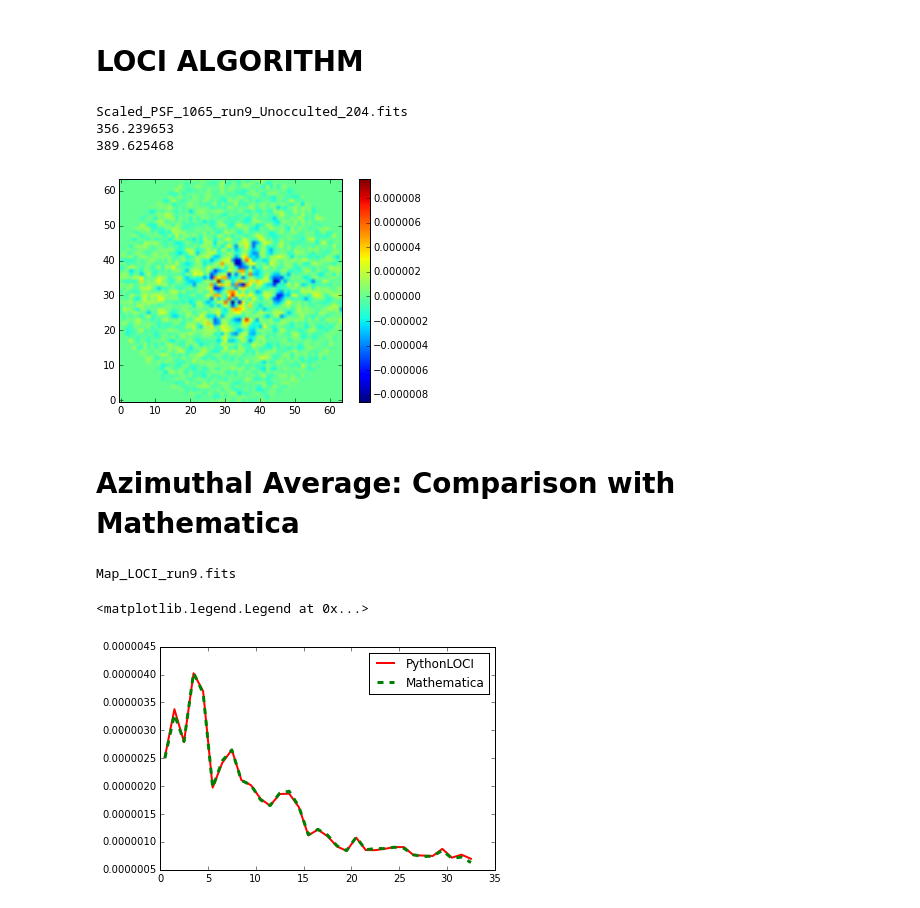
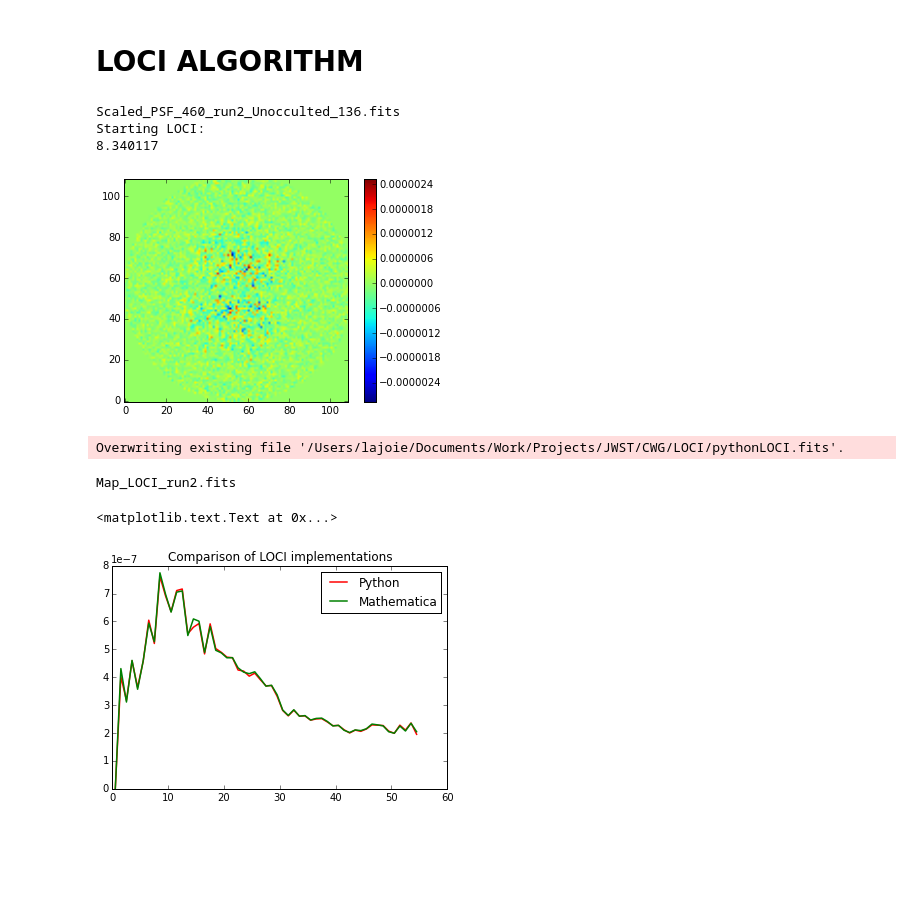
Before and after one commit to Skyhawk172/PythonLOCI, a Jupyter notebook: alignImages.ipynb, the cells around one changed output. Saved outputs shown, nothing was run; the diff lists cells and outputs as text; code cells hidden in the pictures; blank space fills up the shorter version.

```diff
--- a/alignImages.ipynb
+++ b/alignImages.ipynb
@@ -76,13 +79,19 @@ def align_images(dim,radius,reference,target):
 
     return ref_aligned
 # %%
-sizeImg=64
-radius =25
-pixelSize=0.11 #arcseconds
+directory = "/Users/lajoie/Documents/Work/Projects/JWST/Simulations/Coronagraphs/MIRI/Dither-LOCI/Results/"
+#instrument= "MIRI/F1065C/DitherStep20/GaussianJitter7/T7430.0_logg4.35_z-0.47_R1.34_D40.0_t10000.0_204nm"
+instrument= "NIRCam/F460M-MASKLWB/DitherStep20/Jitter7/T7430.0_logg4.35_z-0.47_R1.34_D40.0_t10000.0_136nm"
+runNumber = 2
 
-directory = "/Users/lajoie/Documents/Work/Projects/JWST/Simulations/Coronagraphs/MIRI/Dither-LOCI/Results/"
-instrument= "MIRI/F1065C/DitherStep20/GaussianJitter7/T7430.0_logg4.35_z-0.47_R1.34_D40.0_t10000.0_204nm"
-runNumber = 9
+if instrument.split("/")[0] =="MIRI":
+    sizeImg  = 64
+    radius   = 25
+    pixelSize= 0.11 #arcseconds
+elif instrument.split("/")[0] =="NIRCam":
+    sizeImg  = 109
+    radius   = 25
+    pixelSize= 0.065 #arcseconds
 
 os.chdir(directory+instrument)
 targetfile=glob.glob("*run"+str(runNumber)+"_"+"*ScienceTarget*"+"*.fits")
@@ -140,7 +151,7 @@ CriterionNumber = np.inf
 Mu= 0.0
 W = (10.*10**-6)/6.5 * 180./np.pi * 3600./pixelSize
 rstart = 0.5
-rend = sizeImg/2 #30
+rend = sizeImg/2. #30
 RegNum = 10**-9
 radialShiftBetweenSandO = 0.0
 # %%
@@ -258,21 +284,21 @@ print unoccultedfile[0]
 hdu=pyfits.open(unoccultedfile[0])
 unocculted=hdu[0].data
 
-print time.clock()
+print 'Starting LOCI:'
+t1= time.clock()
 finalImage=ApplyLOCI(target, refs_aligned, g, W, NA, dr, rstart, rend, radialShiftBetweenSandO, RegNum,CriterionNumber, Mu)
 finalImage=finalImage/np.max(unocculted)
-print time.clock()
+print time.clock()-t1
 
 imshow(1,finalImage)
 hdu = pyfits.PrimaryHDU(finalImage)
 hdu.writeto("/Users/lajoie/Documents/Work/Projects/JWST/CWG/LOCI/pythonLOCI.fits",clobber=True)
 # %% [output]
-Scaled_PSF_1065_run9_Unocculted_204.fits
-356.239653
-389.625468
+Scaled_PSF_460_run2_Unocculted_136.fits
+Starting LOCI:
+8.340117
-[figure, old version]
+[figure, new version]
+Overwriting existing file '/Users/lajoie/Documents/Work/Projects/JWST/CWG/LOCI/pythonLOCI.fits'.
-# %% [markdown]
-# Azimuthal Average: Comparison with Mathematica
 # %%
 def azimuthalAverage(image, center=None, stddev=False, returnradii=False, return_nr=False,
         binsize=0.5, weights=None, steps=False, interpnan=False, left=None, right=None):
@@ -362,15 +383,16 @@ def azimuthalAverage(image, center=None, stddev=False, returnradii=False, return
 # %%
 print "Map_LOCI_run"+str(runNumber)+".fits"
 hdu=pyfits.open("Map_LOCI_run"+str(runNumber)+".fits")
 mathematica=hdu[0].data
 
-x1,rad_prof_python=azimuthalAverage(finalImage, binsize=1.,stddev=True,interpnan=True,returnradii=True)
-x2,rad_prof_mathem=azimuthalAverage(mathematica,binsize=1.,stddev=True,interpnan=True,returnradii=True)
+x1,rad_prof_python = azimuthalAverage(finalImage,  binsize=1., stddev=True, interpnan=True, returnradii=True)
+x2,rad_prof_mathem = azimuthalAverage(mathematica, binsize=1., stddev=True, interpnan=True, returnradii=True)
 
-P.plot(x1,rad_prof_python,'r', linewidth=2, label="PythonLOCI")
-P.plot(x2,rad_prof_mathem,'g--', linewidth=3, label="Mathematica")
+P.plot(x1,rad_prof_python,'r', linewidth=1.5, label="Python")
+P.plot(x2,rad_prof_mathem,'g', linewidth=1.5, label="Mathematica")
 P.legend()
+P.title("Comparison of LOCI implementations")
 # %% [output]
-Map_LOCI_run9.fits
+Map_LOCI_run2.fits
-<matplotlib.legend.Legend at 0x...>
+<matplotlib.text.Text at 0x...>
-[figure, old version]
+[figure, new version]
```
Also changed, not shown: parts of 5 cells of this notebook.
